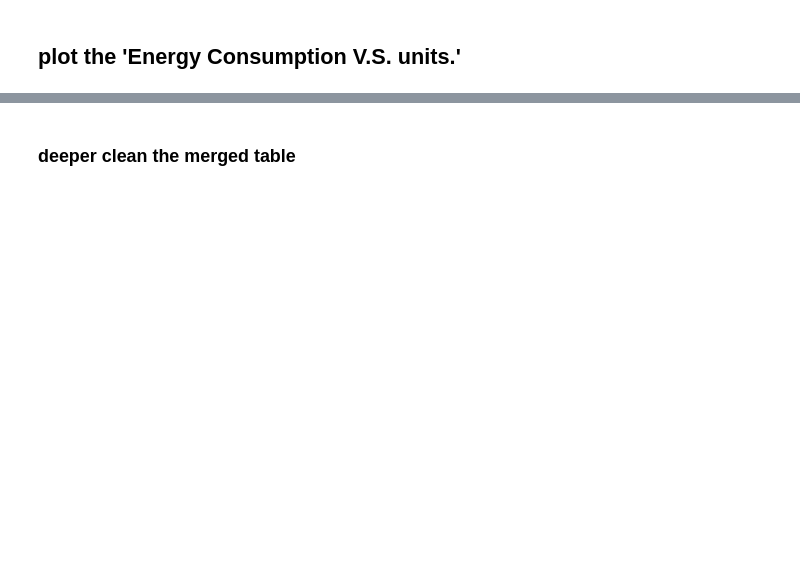
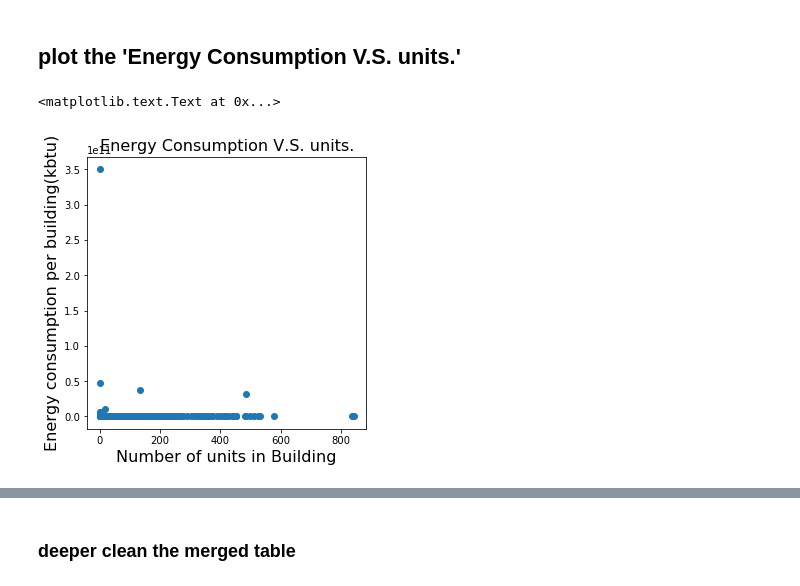
Before and after one commit to picniclin/PUI2017_yl5240, a Jupyter notebook: HW6_yl5240/HW6_Assignment.ipynb, the cells around one changed output, grey strips where cells are left out. Saved outputs shown, nothing was run; the diff lists cells and outputs as text; code cells hidden in the pictures; blank space fills up the shorter version.

```diff
--- a/HW6_yl5240/HW6_Assignment.ipynb
+++ b/HW6_yl5240/HW6_Assignment.ipynb
@@ -211,11 +260,14 @@ m1.head()
 # %% [markdown]
 ## plot the 'Energy Consumption V.S. units.'
 # %%
-plt.figure(figsize = (8, 8))
+plt.figure(figsize = (5, 5))
 plt.scatter(m1.UnitsTotal, m1.site_eu_kbtu)
 plt.xlabel('Number of units in Building', fontsize = 16)
 plt.ylabel('Energy consumption per building(kbtu)', fontsize = 16)
 plt.title('Energy Consumption V.S. units.', fontsize = 16)
+# %% [output]
+<matplotlib.text.Text at 0x...>
+[figure, added]
 # %%
 ## zoom in on the y axis to 10**9
 
```
Also changed, not shown: parts of 25 cells of this notebook.
